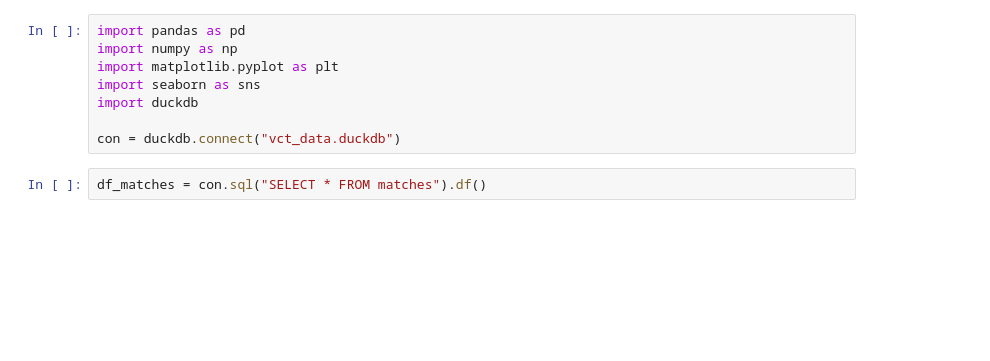
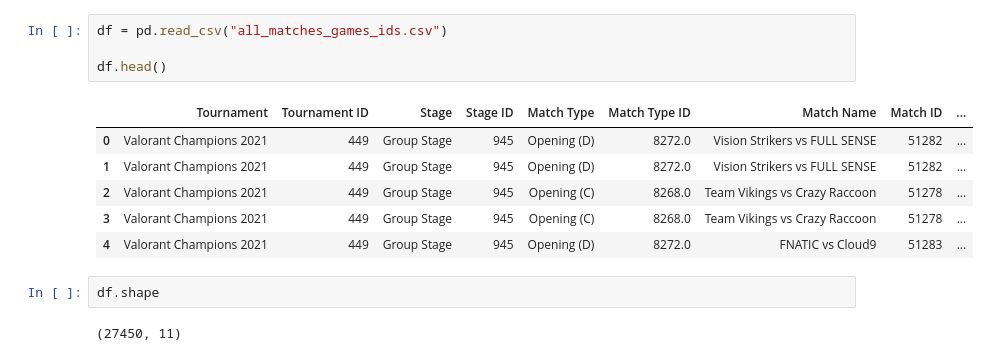
Before and after one commit to KennethLoh6921/Project_CU5, a Jupyter notebook: VCT_Valorant_Project.ipynb, the cells around one changed output. Saved outputs shown, nothing was run; the diff lists cells and outputs as text; blank space fills up the shorter version.

```diff
--- a/VCT_Valorant_Project.ipynb
+++ b/VCT_Valorant_Project.ipynb
@@ -21,11 +6,16 @@ Successfully installed duckdb-1.5.5
 # %%
-import pandas as pd
-import numpy as np
-import matplotlib.pyplot as plt
-import seaborn as sns
-import duckdb
+df = pd.read_csv("all_matches_games_ids.csv")
 
-con = duckdb.connect("vct_data.duckdb")
+df.head()
+# %% [output]
+|  | Tournament | Tournament ID | Stage | Stage ID | Match Type | Match Type ID | Match Name | Match ID | ... |
+| 0 | Valorant Champions 2021 | 449 | Group Stage | 945 | Opening (D) | 8272.0 | Vision Strikers vs FULL SENSE | 51282 | ... |
+| 1 | Valorant Champions 2021 | 449 | Group Stage | 945 | Opening (D) | 8272.0 | Vision Strikers vs FULL SENSE | 51282 | ... |
+| 2 | Valorant Champions 2021 | 449 | Group Stage | 945 | Opening (C) | 8268.0 | Team Vikings vs Crazy Raccoon | 51278 | ... |
+| 3 | Valorant Champions 2021 | 449 | Group Stage | 945 | Opening (C) | 8268.0 | Team Vikings vs Crazy Raccoon | 51278 | ... |
+| 4 | Valorant Champions 2021 | 449 | Group Stage | 945 | Opening (D) | 8272.0 | FNATIC vs Cloud9 | 51283 | ... |
 # %%
-df_matches = con.sql("SELECT * FROM matches").df()
+df.shape
+# %% [output]
+(27450, 11)
 # %%
```
Also changed, not shown: parts of 42 cells of this notebook, 1 other file.
